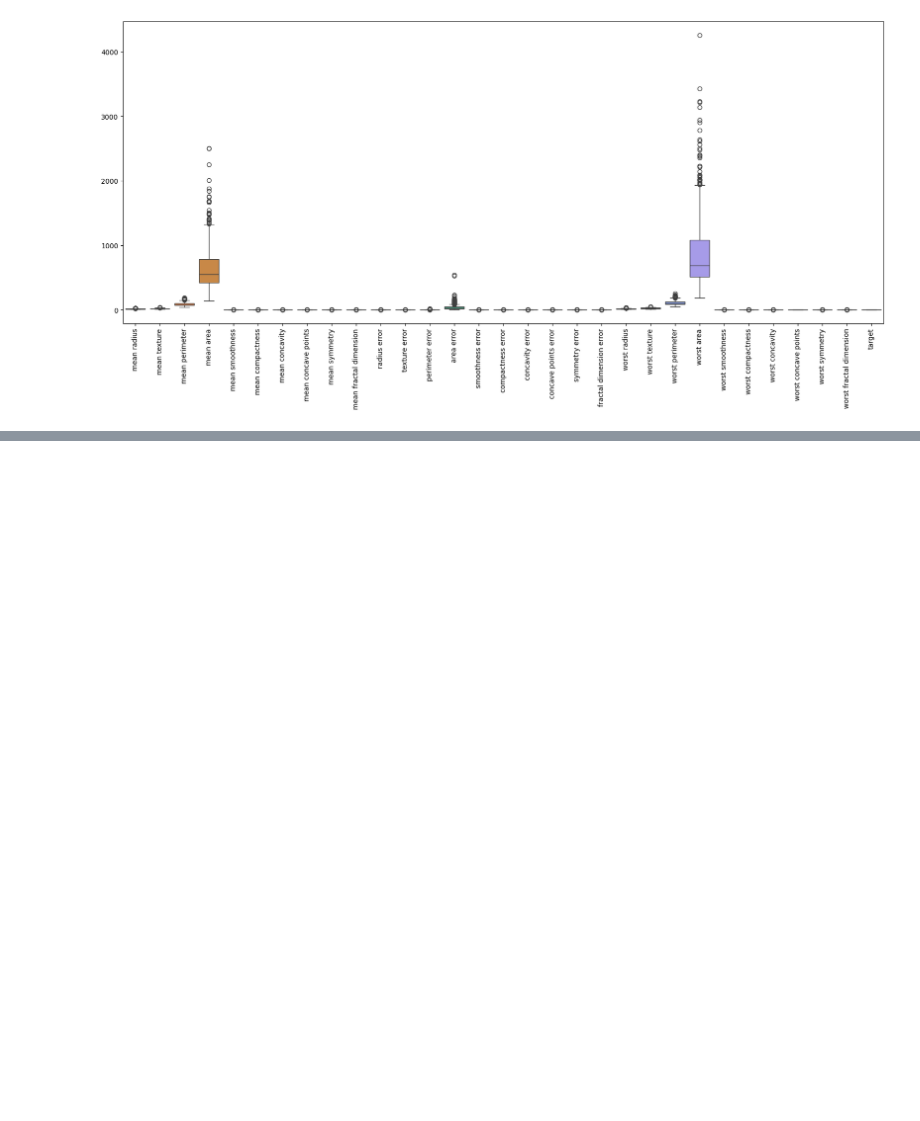
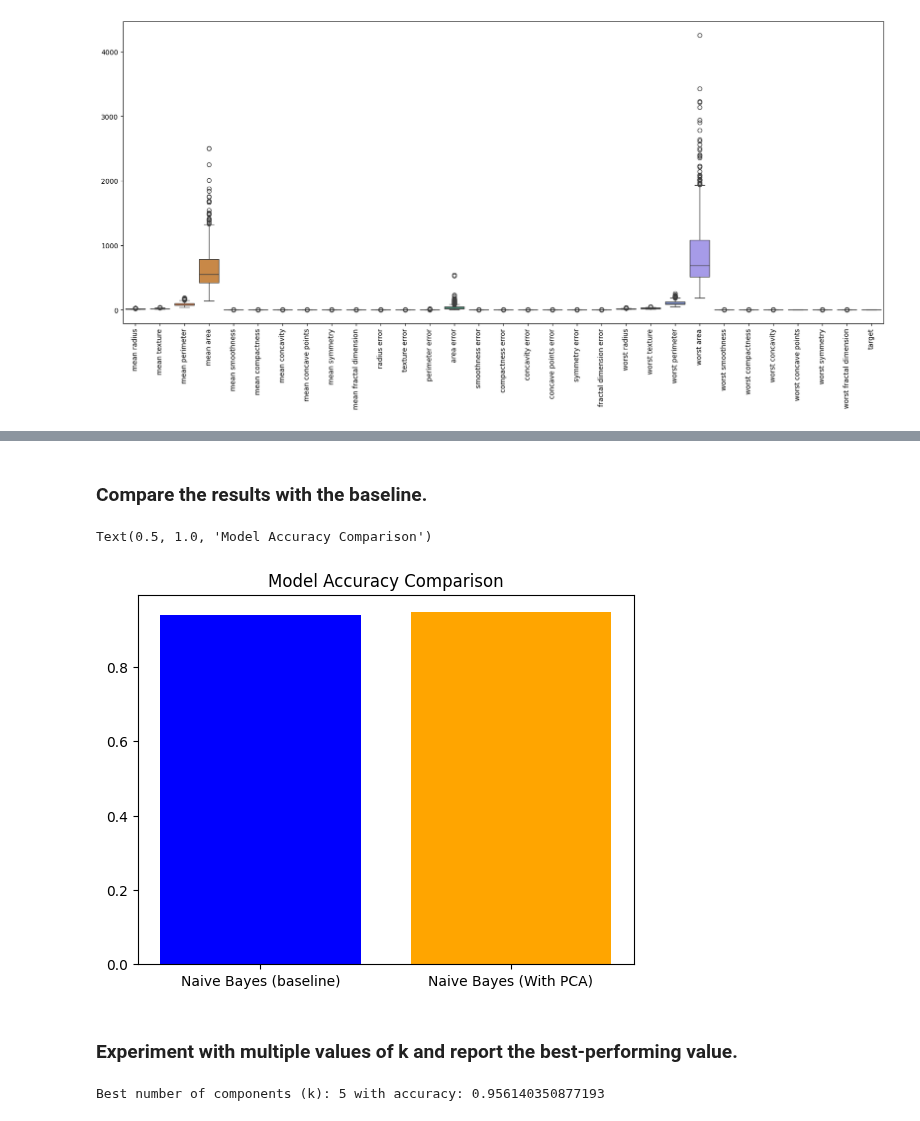
Before and after one commit to ZeyadArafat/Naive_Bayes_Classification, a Jupyter notebook: GaussianNB.ipynb, the cells around one changed output, grey strips where cells are left out. Saved outputs shown, nothing was run; the diff lists cells and outputs as text; code cells hidden in the pictures; blank space fills up the shorter version.

```diff
--- a/GaussianNB.ipynb
+++ b/GaussianNB.ipynb
@@ -106,0 +291,32 @@ weighted avg       0.97      0.97      0.97       114
+# %% [markdown]
+### Compare the results with the baseline.
+# %%
+models = ['Naive Bayes (baseline)', 'Naive Bayes (With PCA)']
+accuracy_list = [0.94, 0.947]
+plt.bar(models, accuracy_list, color=['blue', 'orange'])
+plt.title('Model Accuracy Comparison')
+# %% [output]
+Text(0.5, 1.0, 'Model Accuracy Comparison')
+[figure, added]
+# %% [markdown]
+### Experiment with multiple values of k and report the best-performing value.
+# %%
+best_accuracy = 0
+best_k = 0
+accuracies = []
+for i in range(3 ,11 ,2):
+    x_train_PCA , PC = pca(X_train_scaled, n_components=i)
+    x_test_PCA = (X_test_scaled - np.mean(X_test_scaled, axis=0)) @ PC
+    Gaussian_nb_PCA = GaussianNB()
+    Gaussian_nb_PCA.fit(x_train_PCA, y_train_smoted)
+    y_pred_PCA = Gaussian_nb_PCA.predict(x_test_PCA)
+    accuracy = accuracy_score(y_test_num, y_pred_PCA)
+    accuracies.append(accuracy)
+
+    if accuracy > best_accuracy:
+        best_accuracy = accuracy
+        best_k = i
+
+print(f"Best number of components (k): {best_k} with accuracy: {best_accuracy}")
+# %% [output]
+Best number of components (k): 5 with accuracy: 0.956140350877193
```
Also changed, not shown: parts of 33 cells of this notebook.
